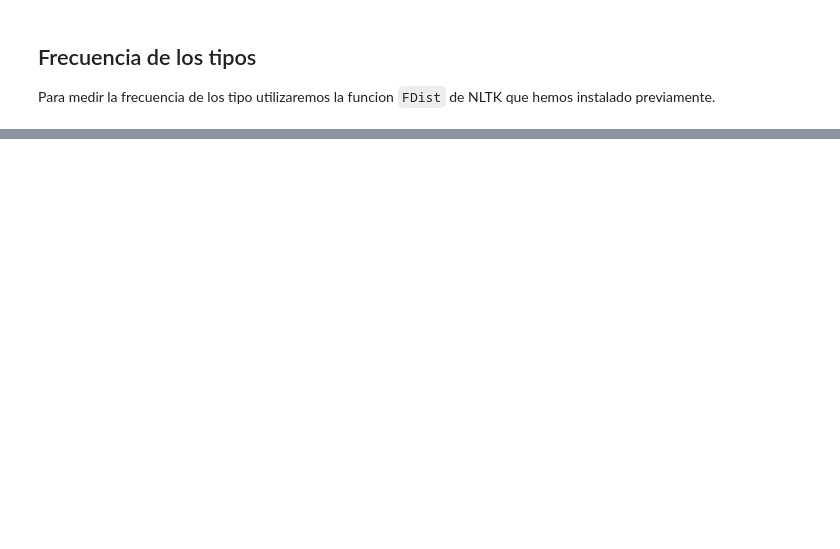
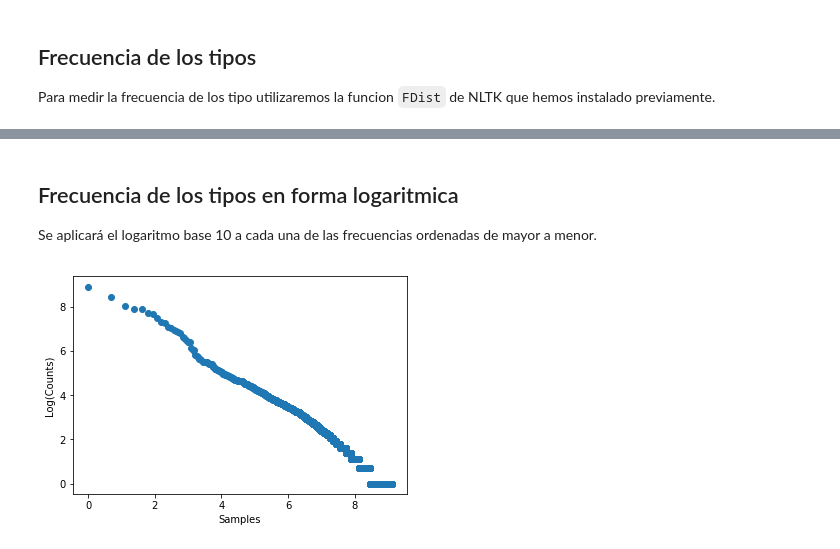
Before and after one commit to juanpflores/PLN-Tareas, a Jupyter notebook: Tarea #1.ipynb, the cells around one changed output, grey strips where cells are left out. Cells and saved outputs as stored; diff of their text form; code cells hidden in the pictures; blank space fills up the shorter version.

Commit message:
Frecuencia Log y dependencia lineal
Se agrego la gráfica logaritmica de las frecuencias y la recta que se apróxima mejor al comportamiento de la gráfica antes mencionada.

```diff
--- a/Tarea #1.ipynb
+++ b/Tarea #1.ipynb
@@ -175,0 +146,16 @@ print(base[10])
+# %% [markdown]
+## Frecuencia de los tipos en forma logaritmica
+Se aplicará el logaritmo base 10 a cada una de las frecuencias ordenadas de mayor a menor.
+# %%
+import numpy as np
+import matplotlib.pyplot as plt
+from scipy.optimize import minimize as min
+logSamples = np.log(range(1,len(fdist)+1))
+logCounts = np.log(sorted(fdist.values(), reverse=True))
+# %%
+plt.scatter(logSamples,logCounts)
+plt.xlabel("Samples")
+plt.ylabel("Log(Counts)")
+plt.show()
+# %% [output]
+[figure, added]
```
Also changed, not shown: parts of 13 cells of this notebook.
